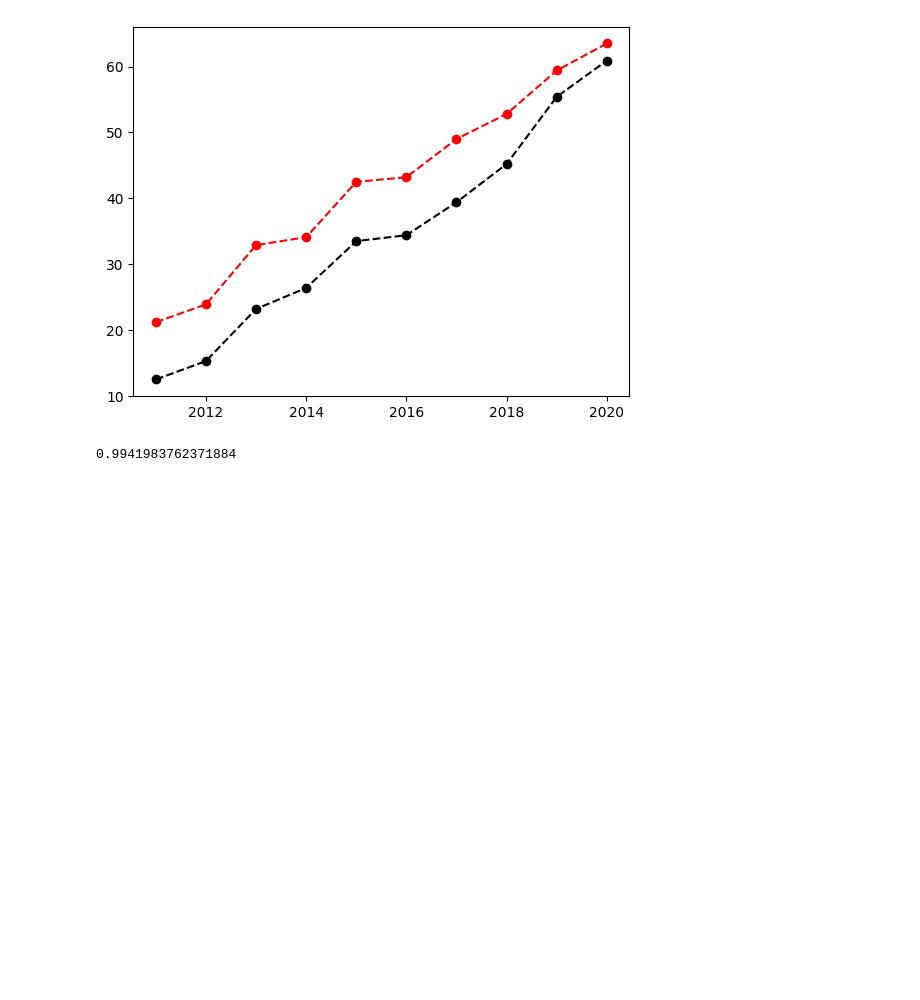
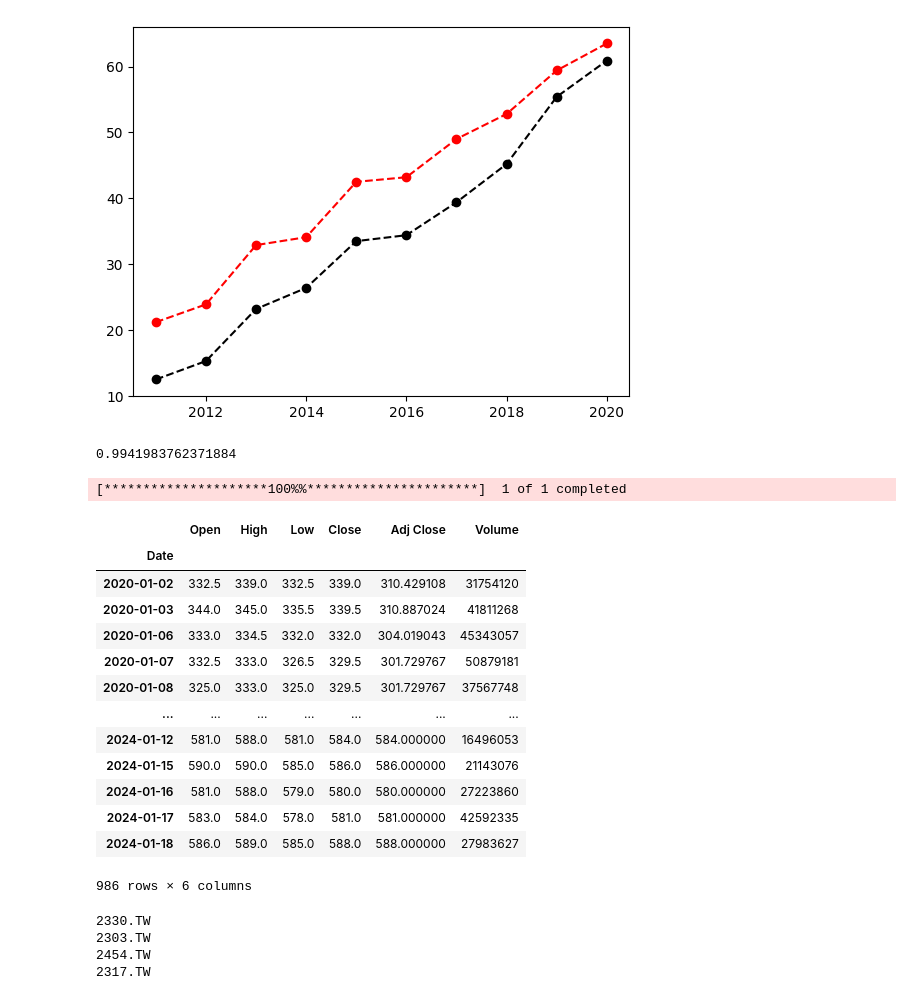
Before and after one commit to sugary2023/2023-11-16online-class, a Jupyter notebook: lesoon20/lesoon20.ipynb, the cells around one changed output. Drawn from its saved outputs; the diff is of its cells as text; code cells hidden in the pictures; blank space fills up the shorter version.

```diff
--- a/lesoon20/lesoon20.ipynb
+++ b/lesoon20/lesoon20.ipynb
@@ -33,3 +33,34 @@ correlation= dataFrame['年廣告費投入'].corr(dataFrame['月均銷售額'])
 correlation
 # %% [output]
 0.9941983762371884
+# %%
+from pandas_datareader import data as pdr
+import yfinance as yf
+
+yf.pdr_override()
+data = pdr.get_data_yahoo("2330.TW", start="2020-01-01")
+data
+# %% [output]
+[*********************100%%**********************]  1 of 1 completed
+|  | Open | High | Low | Close | Adj Close | Volume |
+| Date |  |  |  |  |  |  |
+| 2020-01-02 | 332.5 | 339.0 | 332.5 | 339.0 | 310.429108 | 31754120 |
+| 2020-01-03 | 344.0 | 345.0 | 335.5 | 339.5 | 310.887024 | 41811268 |
+| 2020-01-06 | 333.0 | 334.5 | 332.0 | 332.0 | 304.019043 | 45343057 |
+| 2020-01-07 | 332.5 | 333.0 | 326.5 | 329.5 | 301.729767 | 50879181 |
+| 2020-01-08 | 325.0 | 333.0 | 325.0 | 329.5 | 301.729767 | 37567748 |
+| ... | ... | ... | ... | ... | ... | ... |
+| 2024-01-12 | 581.0 | 588.0 | 581.0 | 584.0 | 584.000000 | 16496053 |
+| 2024-01-15 | 590.0 | 590.0 | 585.0 | 586.0 | 586.000000 | 21143076 |
+| 2024-01-16 | 581.0 | 588.0 | 579.0 | 580.0 | 580.000000 | 27223860 |
+| 2024-01-17 | 583.0 | 584.0 | 578.0 | 581.0 | 581.000000 | 42592335 |
+| 2024-01-18 | 586.0 | 589.0 | 585.0 | 588.0 | 588.000000 | 27983627 |
+986 rows × 6 columns
+# %%
+for ticks in ["2330.TW","2303.TW","2454.TW","2317.TW"]:
+    print(ticks)
+# %% [output]
+2330.TW
+2303.TW
+2454.TW
+2317.TW
```
Also changed, not shown: 1 other file.
